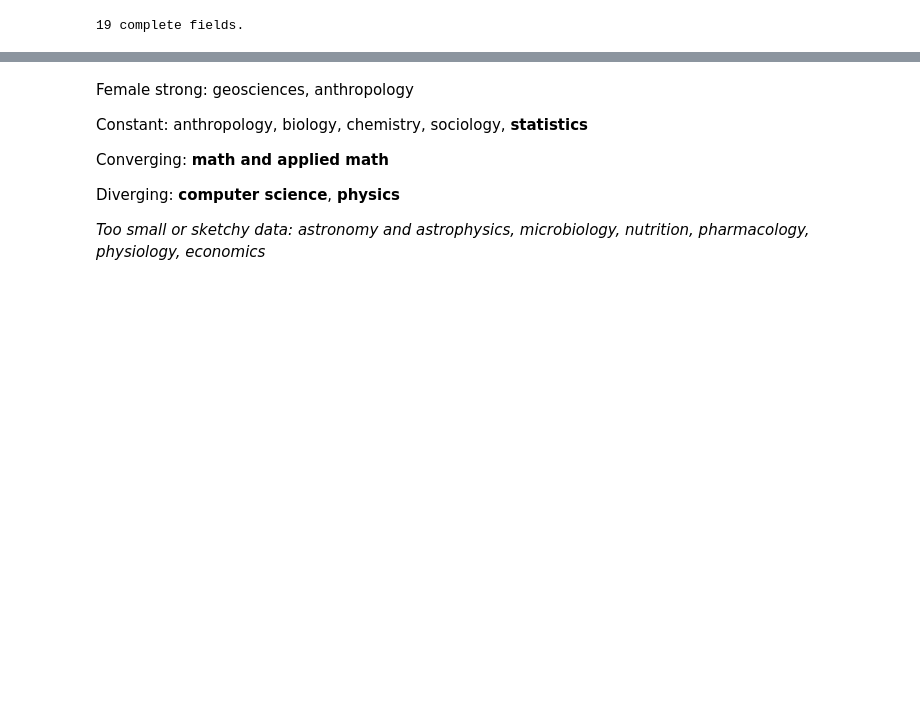
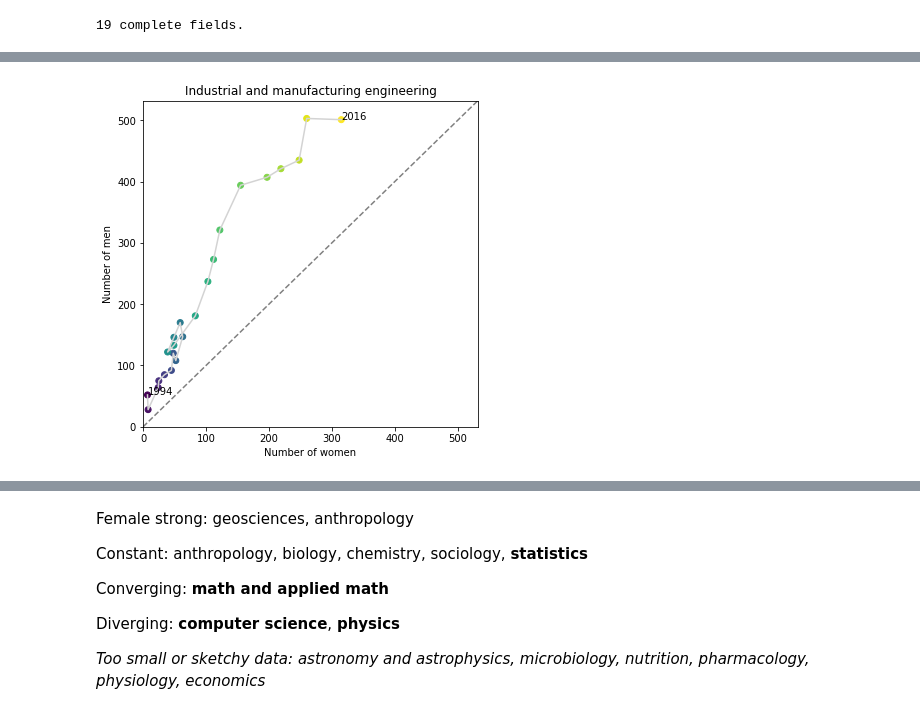
Before and after one commit to spec-journalism/gss-diversity, a Jupyter notebook: notebooks/draft.ipynb, the cells around one changed output, grey strips where cells are left out. Cells and saved outputs as stored; diff of their text form; code cells hidden in the pictures; blank space fills up the shorter version.

```diff
--- a/notebooks/draft.ipynb
+++ b/notebooks/draft.ipynb
@@ -201,0 +244,5 @@ def plot_topic_connected(ax, topic, inst='Columbia University in the City of New
+# %%
+_, ax = subplots()
+plot_connected(ax, 'Industrial and manufacturing engineering')
+# %% [output]
+[figure, added]
```
Also changed, not shown: parts of 18 cells of this notebook.
